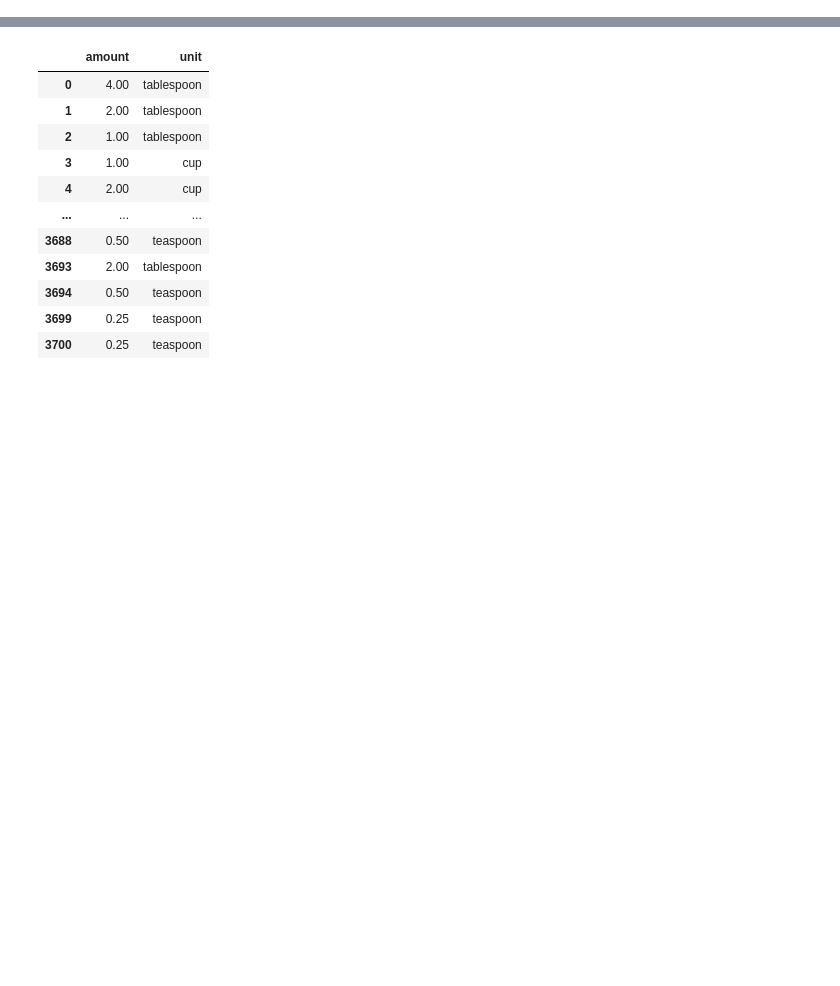
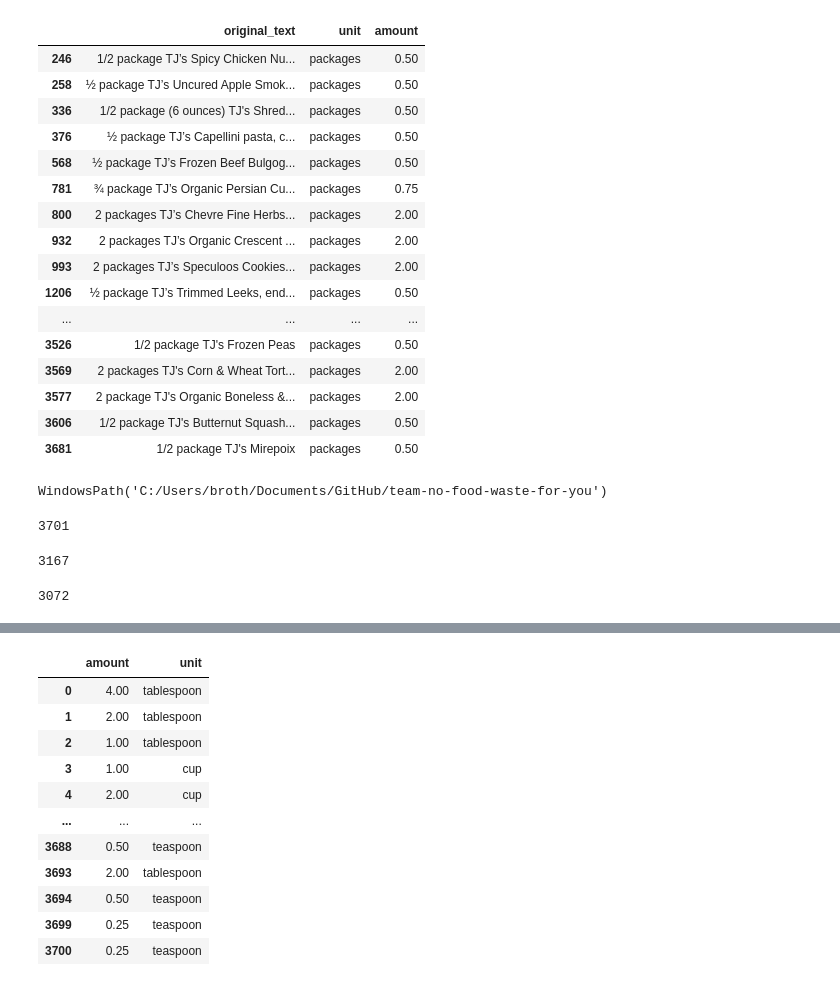
Before and after one commit to btschmid95/team-no-food-waste-for-you, a Jupyter notebook: quantity_exploration/quantity.ipynb, the cells around one changed output, grey strips where cells are left out. Drawn from its saved outputs; the diff is of its cells as text; code cells hidden in the pictures; blank space fills up the shorter version.

```diff
--- a/quantity_exploration/quantity.ipynb
+++ b/quantity_exploration/quantity.ipynb
@@ -46,0 +62,34 @@ ingre_units.dropna()
+# %%
+def view_unit(unit):
+    return ingre_units[ingre_units['unit'] == unit][['original_text','unit', 'amount']]
+
+view_unit("packages")
+# %% [output]
+|  | original_text | unit | amount |
+| 246 | 1/2 package TJ’s Spicy Chicken Nu... | packages | 0.50 |
+| 258 | ½ package TJ’s Uncured Apple Smok... | packages | 0.50 |
+| 336 | 1/2 package (6 ounces) TJ's Shred... | packages | 0.50 |
+| 376 | ½ package TJ’s Capellini pasta, c... | packages | 0.50 |
+| 568 | ½ package TJ’s Frozen Beef Bulgog... | packages | 0.50 |
+| 781 | ¾ package TJ’s Organic Persian Cu... | packages | 0.75 |
+| 800 | 2 packages TJ’s Chevre Fine Herbs... | packages | 2.00 |
+| 932 | 2 packages TJ’s Organic Crescent ... | packages | 2.00 |
+| 993 | 2 packages TJ’s Speculoos Cookies... | packages | 2.00 |
+| 1206 | ½ package TJ’s Trimmed Leeks, end... | packages | 0.50 |
+| ... | ... | ... | ... |
+| 3526 | 1/2 package TJ's Frozen Peas | packages | 0.50 |
+| 3569 | 2 packages TJ's Corn & Wheat Tort... | packages | 2.00 |
+| 3577 | 2 package TJ's Organic Boneless &... | packages | 2.00 |
+| 3606 | 1/2 package TJ's Butternut Squash... | packages | 0.50 |
+| 3681 | 1/2 package TJ's Mirepoix | packages | 0.50 |
+# %%
+import sys
+from pathlib import Path
+
+# Notebook is in: project_root/quantity_exploration/
+PROJECT_ROOT = Path.cwd().parents[0]
+
+sys.path.append(str(PROJECT_ROOT))
+PROJECT_ROOT
+# %% [output]
+WindowsPath('C:/Users/broth/Documents/GitHub/team-no-food-waste-for-you')
@@ -46,0 +106,25 @@ ingre_units.dropna()
+# %%
+total_ingredients = session.query(Ingredient).count()
+total_ingredients
+# %% [output]
+3701
+# %%
+with_matched_product = (
+    session.query(Ingredient)
+    .filter(Ingredient.matched_product_id.isnot(None))
+    .count()
+)
+
+with_matched_product
+# %% [output]
+3167
+# %%
+with_pantry_amount = (
+    session.query(Ingredient)
+    .filter(Ingredient.pantry_amount.isnot(None))
+    .count()
+)
+
+with_pantry_amount
+# %% [output]
+3072
```
Also changed, not shown: parts of 9 cells of this notebook, 6 other files.
